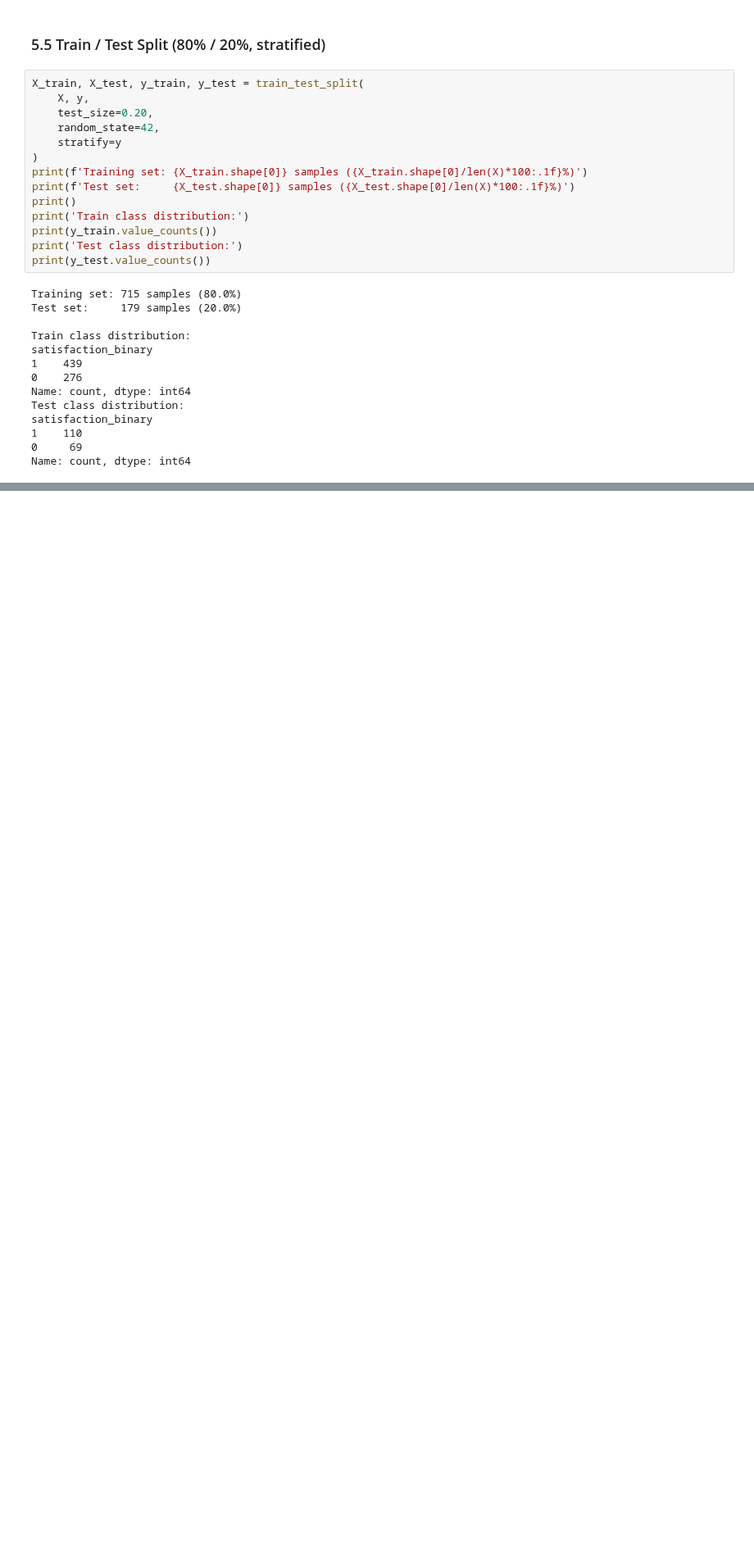
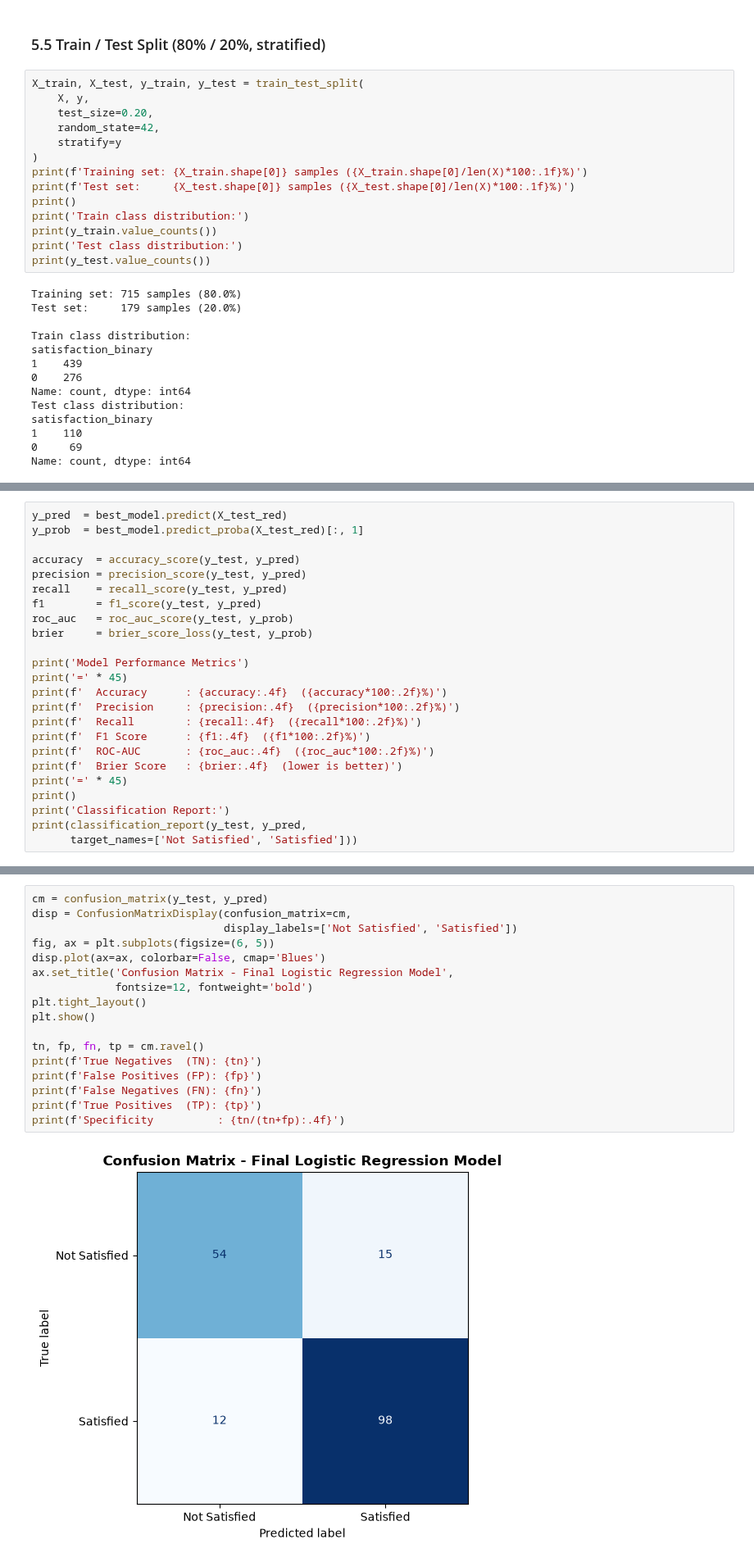
Before and after one commit to tsegayeworkneh21-hue/final-project, a Jupyter notebook: Maternal_Satisfaction_ML_Project.ipynb, the cells around one changed output, grey strips where cells are left out. Shown at 82% size. Drawn from its saved outputs; the diff is of its cells as text; blank space fills up the shorter version.

```diff
--- a/Maternal_Satisfaction_ML_Project.ipynb
+++ b/Maternal_Satisfaction_ML_Project.ipynb
@@ -1227,0 +750,24 @@ print('=' * 60)
+# %%
+y_pred  = best_model.predict(X_test_red)
+y_prob  = best_model.predict_proba(X_test_red)[:, 1]
+
+accuracy  = accuracy_score(y_test, y_pred)
+precision = precision_score(y_test, y_pred)
+recall    = recall_score(y_test, y_pred)
+f1        = f1_score(y_test, y_pred)
+roc_auc   = roc_auc_score(y_test, y_prob)
+brier     = brier_score_loss(y_test, y_prob)
+
+print('Model Performance Metrics')
+print('=' * 45)
+print(f'  Accuracy      : {accuracy:.4f}  ({accuracy*100:.2f}%)')
+print(f'  Precision     : {precision:.4f}  ({precision*100:.2f}%)')
+print(f'  Recall        : {recall:.4f}  ({recall*100:.2f}%)')
+print(f'  F1 Score      : {f1:.4f}  ({f1*100:.2f}%)')
+print(f'  ROC-AUC       : {roc_auc:.4f}  ({roc_auc*100:.2f}%)')
+print(f'  Brier Score   : {brier:.4f}  (lower is better)')
+print('=' * 45)
+print()
+print('Classification Report:')
+print(classification_report(y_test, y_pred,
+      target_names=['Not Satisfied', 'Satisfied']))
@@ -1227,0 +796,19 @@ print('=' * 60)
+# %%
+cm = confusion_matrix(y_test, y_pred)
+disp = ConfusionMatrixDisplay(confusion_matrix=cm,
+                              display_labels=['Not Satisfied', 'Satisfied'])
+fig, ax = plt.subplots(figsize=(6, 5))
+disp.plot(ax=ax, colorbar=False, cmap='Blues')
+ax.set_title('Confusion Matrix - Final Logistic Regression Model',
+             fontsize=12, fontweight='bold')
+plt.tight_layout()
+plt.show()
+
+tn, fp, fn, tp = cm.ravel()
+print(f'True Negatives  (TN): {tn}')
+print(f'False Positives (FP): {fp}')
+print(f'False Negatives (FN): {fn}')
+print(f'True Positives  (TP): {tp}')
+print(f'Specificity          : {tn/(tn+fp):.4f}')
+# %% [output]
+[figure, added]
```
Also changed, not shown: parts of 75 cells of this notebook.
